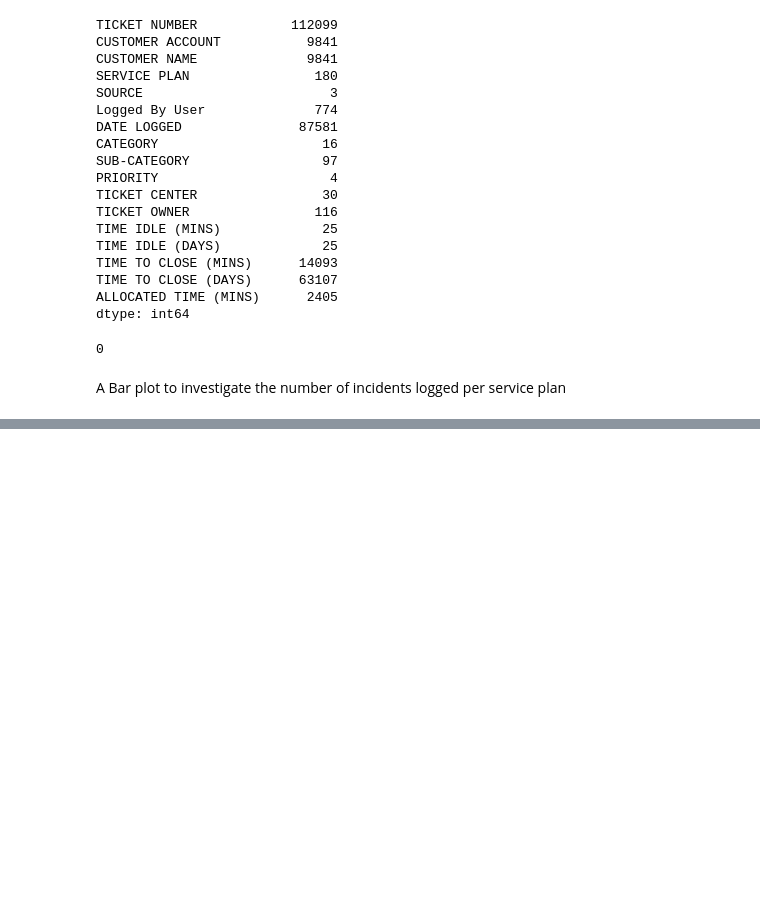
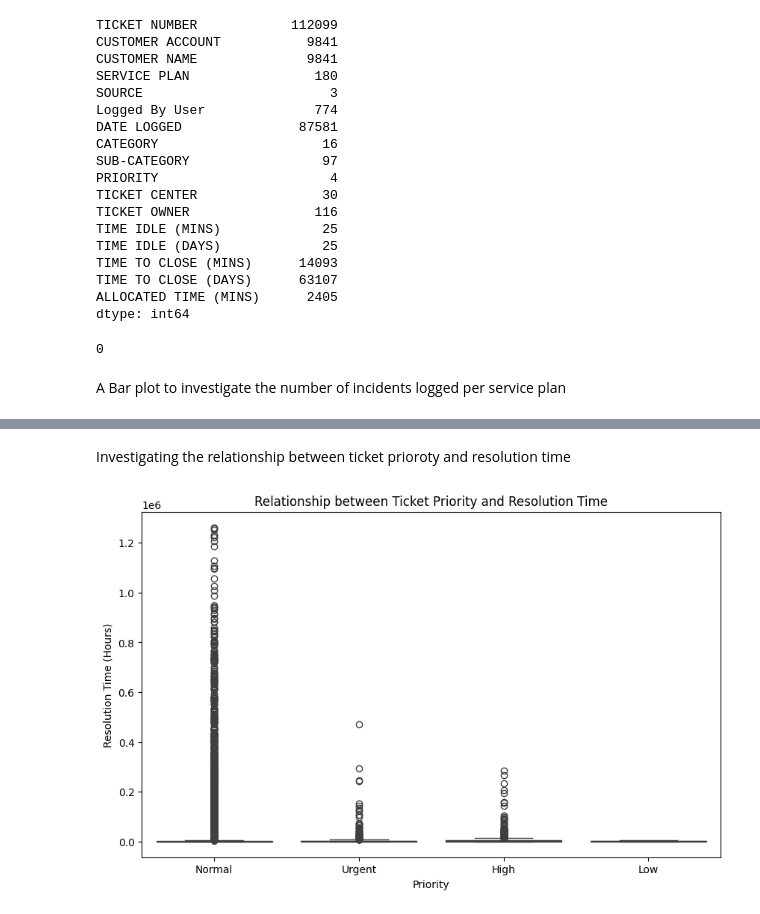
Before and after one commit to patrickanaku/MCS-7103-Machine-Learning, a Jupyter notebook: EDA_Assignment.ipynb, the cells around one changed output, grey strips where cells are left out. Saved outputs shown, nothing was run; the diff lists cells and outputs as text; code cells hidden in the pictures; blank space fills up the shorter version.

```diff
--- a/EDA_Assignment.ipynb
+++ b/EDA_Assignment.ipynb
@@ -357 +355,12 @@ Text(6.597069444444438, 0.5, 'Customer Complaints')
 [figure]
+# %% [markdown]
+Investigating the relationship between ticket prioroty and resolution time
+# %%
+plt.figure(figsize=(10, 6))
+sns.boxplot(data=new_dataset, x='PRIORITY', y='TIME TO CLOSE (MINS)')
+plt.title('Relationship between Ticket Priority and Resolution Time')
+plt.xlabel('Priority')
+plt.ylabel('Resolution Time (Hours)')
+plt.show()
+# %% [output]
+[figure, added]
```
Also changed, not shown: parts of 3 cells of this notebook.
